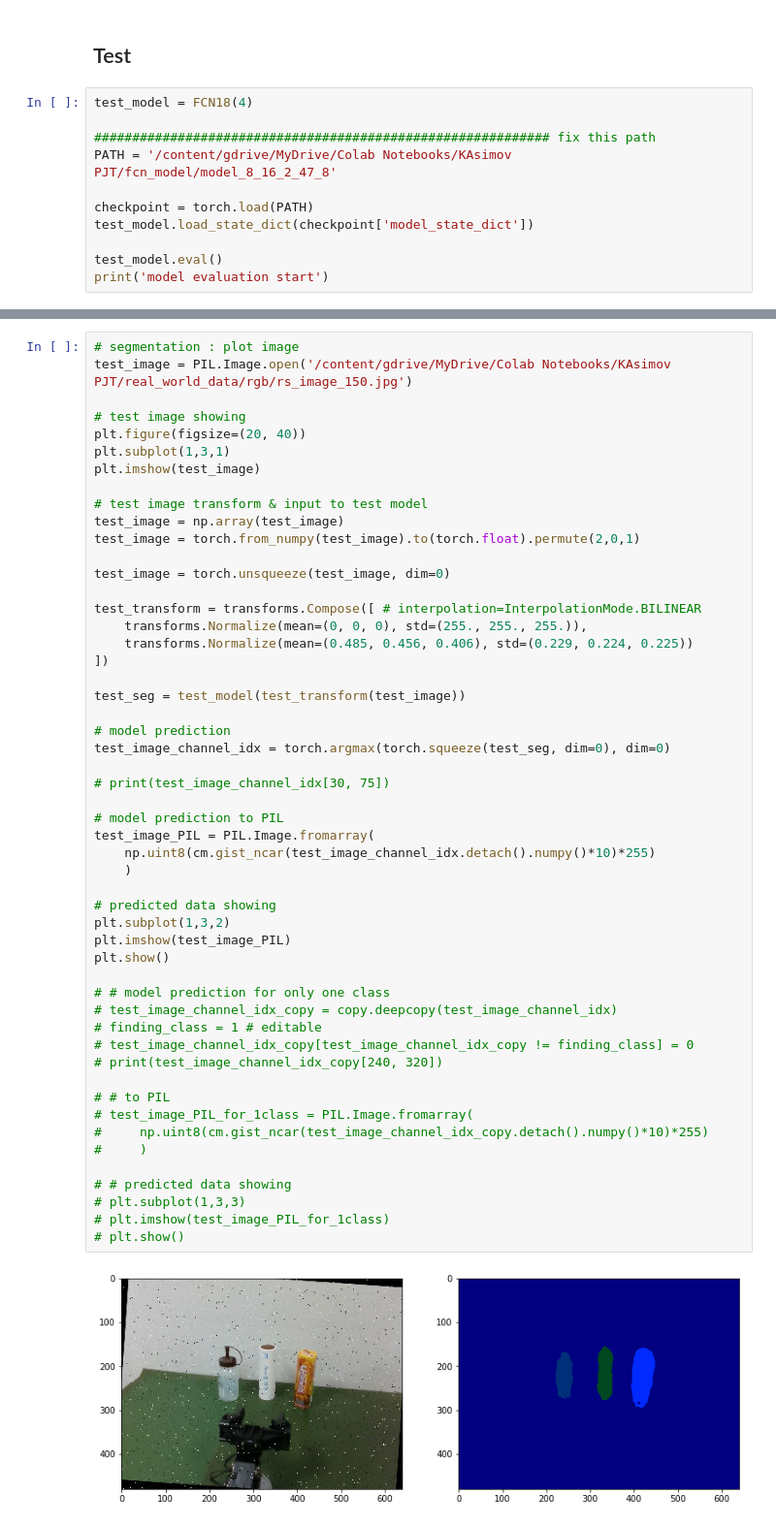
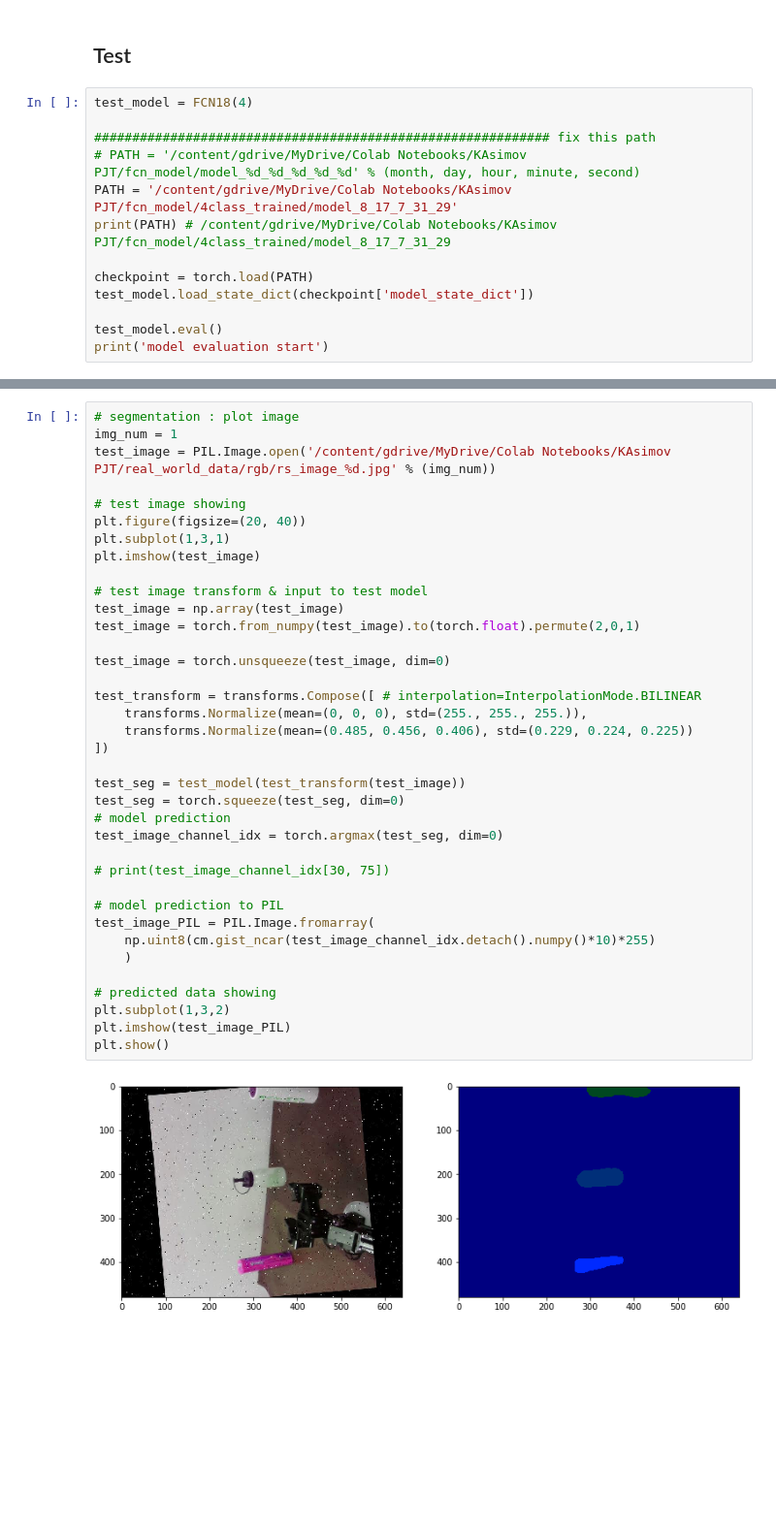
Before and after one commit to engineerJPark/Segmentation-to-World-Coordinate-by-FCN-and-Camera-Calibration, a Jupyter notebook: FCN.ipynb, the cells around one changed output, grey strips where cells are left out. Shown: that part at 97% size. Cells and saved outputs as stored; diff of their text form; blank space fills up the shorter version.

Commit message:
Colaboratory를 통해 생성됨

```diff
--- a/FCN.ipynb
+++ b/FCN.ipynb
@@ -1169,7 +805,9 @@ Training End
 test_model = FCN18(4)
 
 ############################################################ fix this path
-PATH = '/content/gdrive/MyDrive/Colab Notebooks/KAsimov PJT/fcn_model/model_8_16_2_47_8'
+# PATH = '/content/gdrive/MyDrive/Colab Notebooks/KAsimov PJT/fcn_model/model_%d_%d_%d_%d_%d' % (month, day, hour, minute, second)
+PATH = '/content/gdrive/MyDrive/Colab Notebooks/KAsimov PJT/fcn_model/4class_trained/model_8_17_7_31_29'
+print(PATH) # /content/gdrive/MyDrive/Colab Notebooks/KAsimov PJT/fcn_model/4class_trained/model_8_17_7_31_29
 
 checkpoint = torch.load(PATH)
 test_model.load_state_dict(checkpoint['model_state_dict'])
@@ -1180,55 +819,40 @@ print('model evaluation start')
 model evaluation start
 # %%
 # segmentation : plot image
-test_image = PIL.Image.open('/content/gdrive/MyDrive/Colab Notebooks/KAsimov PJT/real_world_data/rgb/rs_image_150.jpg')
+img_num = 1
+test_image = PIL.Image.open('/content/gdrive/MyDrive/Colab Notebooks/KAsimov PJT/real_world_data/rgb/rs_image_%d.jpg' % (img_num))
 
 # test image showing
 plt.figure(figsize=(20, 40))
 plt.subplot(1,3,1)
 plt.imshow(test_image)
 
 # test image transform & input to test model
 test_image = np.array(test_image)
 test_image = torch.from_numpy(test_image).to(torch.float).permute(2,0,1)
 
 test_image = torch.unsqueeze(test_image, dim=0)
 
 test_transform = transforms.Compose([ # interpolation=InterpolationMode.BILINEAR
     transforms.Normalize(mean=(0, 0, 0), std=(255., 255., 255.)),
     transforms.Normalize(mean=(0.485, 0.456, 0.406), std=(0.229, 0.224, 0.225))
 ])
 
 test_seg = test_model(test_transform(test_image))
-
+test_seg = torch.squeeze(test_seg, dim=0)
 # model prediction
-test_image_channel_idx = torch.argmax(torch.squeeze(test_seg, dim=0), dim=0)
+test_image_channel_idx = torch.argmax(test_seg, dim=0)
 
 # print(test_image_channel_idx[30, 75])
 
 # model prediction to PIL
 test_image_PIL = PIL.Image.fromarray(
     np.uint8(cm.gist_ncar(test_image_channel_idx.detach().numpy()*10)*255)
     )
 
 # predicted data showing
 plt.subplot(1,3,2)
 plt.imshow(test_image_PIL)
 plt.show()
-
-# # model prediction for only one class
-# test_image_channel_idx_copy = copy.deepcopy(test_image_channel_idx)
-# finding_class = 1 # editable
-# test_image_channel_idx_copy[test_image_channel_idx_copy != finding_class] = 0
-# print(test_image_channel_idx_copy[240, 320])
-
-# # to PIL
-# test_image_PIL_for_1class = PIL.Image.fromarray(
-#     np.uint8(cm.gist_ncar(test_image_channel_idx_copy.detach().numpy()*10)*255)
-#     )
-
-# # predicted data showing
-# plt.subplot(1,3,3)
-# plt.imshow(test_image_PIL_for_1class)
-# plt.show()
 # %% [output]
-[figure, old version]
+[figure, new version]
```
Also changed, not shown: parts of 19 cells of this notebook.
